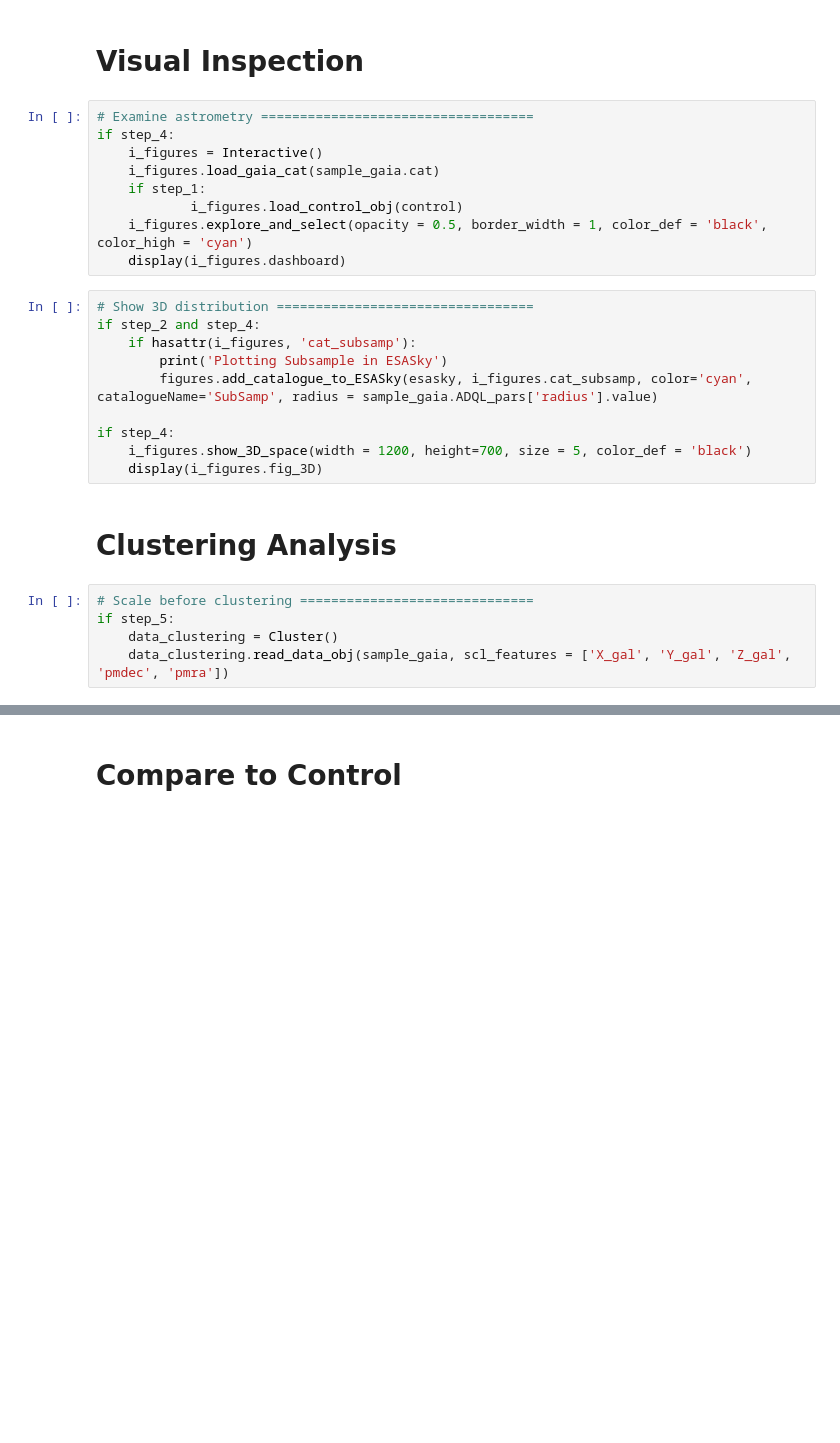
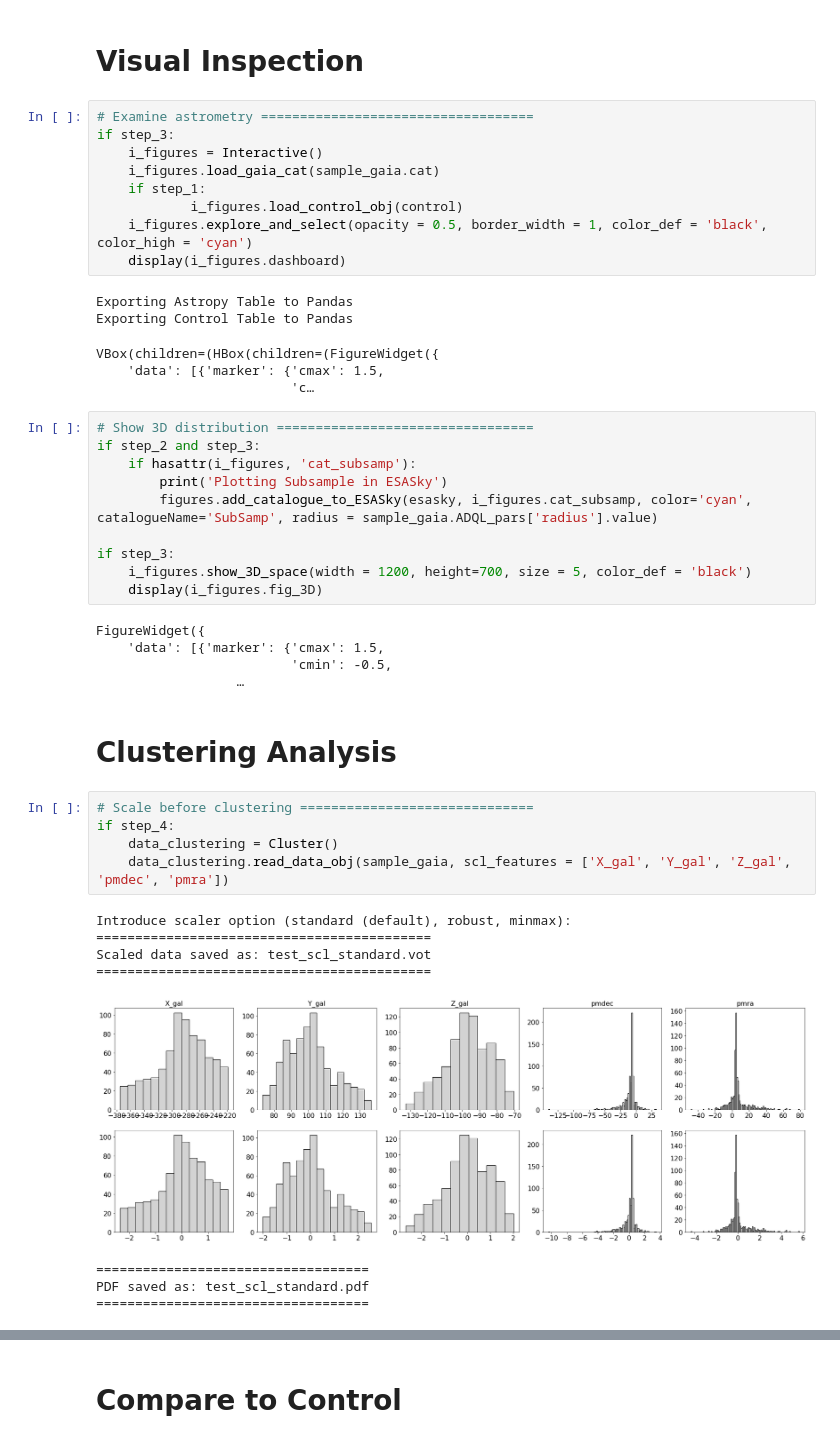
Before and after one commit to preller/PanGaia, a Jupyter notebook: notebooks/PanGaia_explore.ipynb, the cells around one changed output, grey strips where cells are left out. Saved outputs shown, nothing was run; the diff lists cells and outputs as text; blank space fills up the shorter version.

Commit message:
test of new pangaia

```diff
--- a/notebooks/PanGaia_explore.ipynb
+++ b/notebooks/PanGaia_explore.ipynb
@@ -86,29 +148,49 @@ if step_2:
 # Visual Inspection
 # %%
 # Examine astrometry ===================================
-if step_4:
+if step_3:
     i_figures = Interactive()
     i_figures.load_gaia_cat(sample_gaia.cat)
     if step_1:
             i_figures.load_control_obj(control)
     i_figures.explore_and_select(opacity = 0.5, border_width = 1, color_def = 'black', color_high = 'cyan')
     display(i_figures.dashboard)
+# %% [output]
+Exporting Astropy Table to Pandas
+Exporting Control Table to Pandas
+VBox(children=(HBox(children=(FigureWidget({
+    'data': [{'marker': {'cmax': 1.5,
+                         'c…
 # %%
 # Show 3D distribution =================================
-if step_2 and step_4:
+if step_2 and step_3:
     if hasattr(i_figures, 'cat_subsamp'):
         print('Plotting Subsample in ESASky')
         figures.add_catalogue_to_ESASky(esasky, i_figures.cat_subsamp, color='cyan', catalogueName='SubSamp', radius = sample_gaia.ADQL_pars['radius'].value)
 
-if step_4:
+if step_3:
     i_figures.show_3D_space(width = 1200, height=700, size = 5, color_def = 'black')
     display(i_figures.fig_3D)
+# %% [output]
+FigureWidget({
+    'data': [{'marker': {'cmax': 1.5,
+                         'cmin': -0.5,
+                  …
 # %% [markdown]
 # Clustering Analysis
 # %%
 # Scale before clustering ==============================
-if step_5:
+if step_4:
     data_clustering = Cluster()
     data_clustering.read_data_obj(sample_gaia, scl_features = ['X_gal', 'Y_gal', 'Z_gal', 'pmdec', 'pmra'])
+# %% [output]
+Introduce scaler option (standard (default), robust, minmax):
+===========================================
+Scaled data saved as: test_scl_standard.vot
+===========================================
+[figure, added]
+===================================
+PDF saved as: test_scl_standard.pdf
+===================================
 # %%
 # Run HDBSCAN through a range of min samples ===========
```
Also changed, not shown: parts of 12 cells of this notebook.
